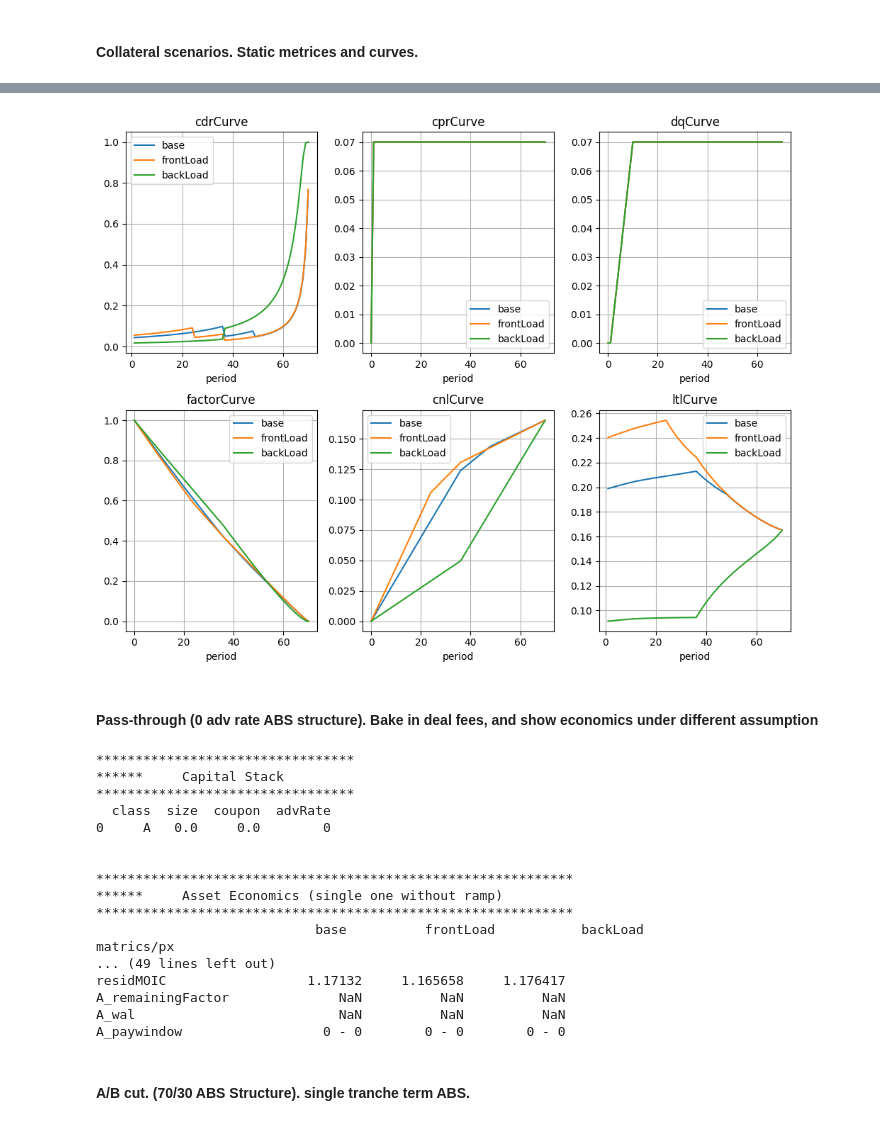
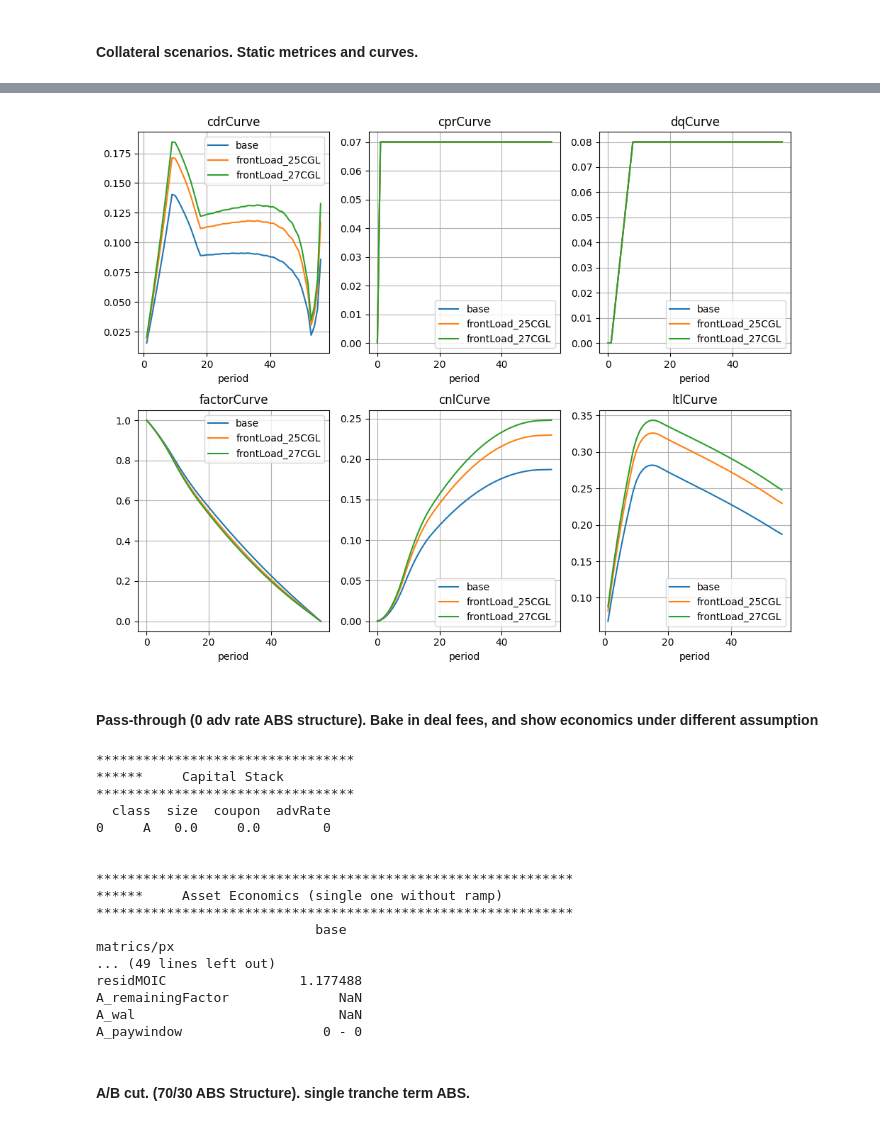
Before and after one commit to Lab450North/StructuringTool, a Jupyter notebook: SPCashflowModeling/SPCFPresentation.ipynb, the cells around one changed output, grey strips where cells are left out. Saved outputs shown, nothing was run; the diff lists cells and outputs as text; code cells hidden in the pictures.

```diff
--- a/SPCashflowModeling/SPCFPresentation.ipynb
+++ b/SPCashflowModeling/SPCFPresentation.ipynb
@@ -90,14 +89,14 @@ deal1 = DealManager(dealName = "plainCollateralDeal",
                                        "assetOriginator":"SuperLoan"
                         },
                     dealMisc = {"upfrontFees": 1e6},
-                    assetScenarios = {"base": AssetStore.ASSETSTORE['consumerLoan70']},
+                    assetScenarios = {"base": AssetStore.ASSETSTORE['consumerLoanUpstart2302']},
                     )
-deal1.copyAssetWithNewAssumption("base", "frontLoad", {"defaultTimingCurve": SPCFUtils.timingCurveParse("32/32/15", term = 70)})
-deal1.copyAssetWithNewAssumption("base", "backLoad", {"defaultTimingCurve": SPCFUtils.timingCurveParse("10/10/10", term = 70)})
+deal1.copyAssetWithNewAssumption("base", "frontLoad_25CGL", {"totalDefault": 0.25})
+deal1.copyAssetWithNewAssumption("base", "frontLoad_27CGL", {"totalDefault": 0.27})
 # %%
-deal1Analytics = DealAnalytics(deal1)
-deal1Analytics.presentDeal()
-deal1Analytics.plotCollateralCurves()
+analytics = DealAnalytics(deal1)
+analytics.presentDeal()
+analytics.plotCollateralCurves()
 # %% [output]
 *********************************
 ******     Capital Stack
@@ -119,21 +118,16 @@ A_paywindow                  0 - 0        0 - 0        0 - 0
-[figure, old version]
+[figure, new version]
 # %% [markdown]
 #### Pass-through (0 adv rate ABS structure). Bake in deal fees, and show economics under different assumption
 # %%
-
-
 deal2 = DealManager(dealName = "PTDeal",
                     dealDescriptive = {"dealSubsector":"subprime auto",
                                        "dealSector":"Consumer",
                                        "assetOriginator":"SuperLoan"
                         },
                     dealMisc = {"upfrontFees": 1e6},
-                    assetScenarios = {"base": AssetStore.ASSETSTORE['autoLoan45']},
+                    assetScenarios = {"base": AssetStore.ASSETSTORE['consumerLoanUpstart2302']},
                     financingTerms = StructureStore.STRUCTURESTORE['PT']
                     )
-
-deal2.copyAssetWithNewAssumption("base", "frontLoad", {"defaultTimingCurve": SPCFUtils.timingCurveParse("37/37/20", term = 45)})
-deal2.copyAssetWithNewAssumption("base", "backLoad", {"defaultTimingCurve": SPCFUtils.timingCurveParse("10/10/10", term = 45)})
 deal2Analytics = DealAnalytics(deal2)
 deal2Analytics.presentDeal()
 # %% [output]
@@ -147,13 +141,13 @@ deal2Analytics.presentDeal()
 *************************************************************
 ******     Asset Economics (single one without ramp)
 *************************************************************
-                            base          frontLoad           backLoad
+                            base
 matrics/px
 ... (49 lines left out)
-residMOIC                  1.17132     1.165658     1.176417
-A_remainingFactor              NaN          NaN          NaN
-A_wal                          NaN          NaN          NaN
-A_paywindow                  0 - 0        0 - 0        0 - 0
+residMOIC                 1.177488
+A_remainingFactor              NaN
+A_wal                          NaN
+A_paywindow                  0 - 0
 # %% [markdown]
 #### A/B cut. (70/30 ABS Structure). single tranche term ABS.
 # %%
```
Also changed, not shown: parts of 11 cells of this notebook, 7 other files.
